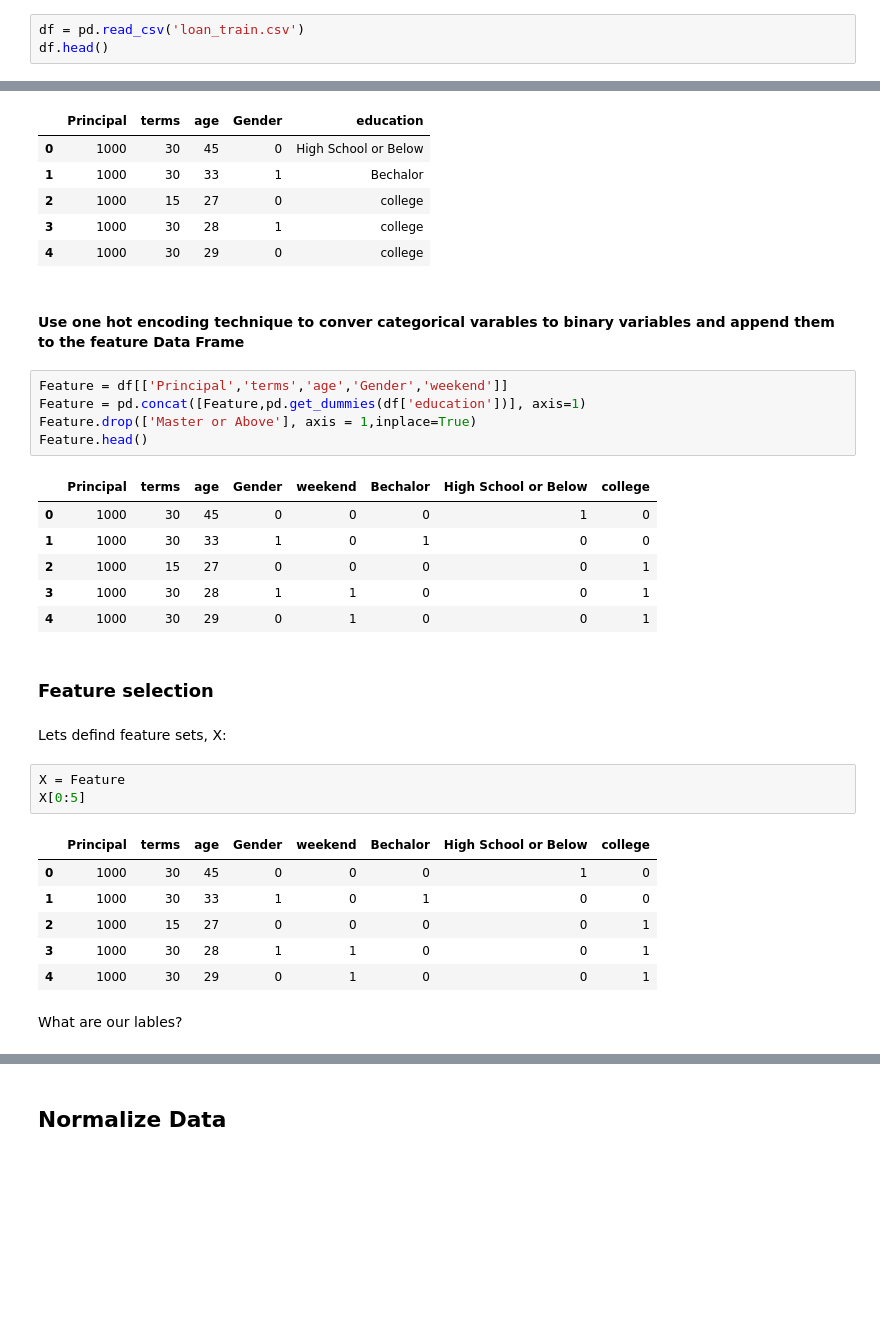
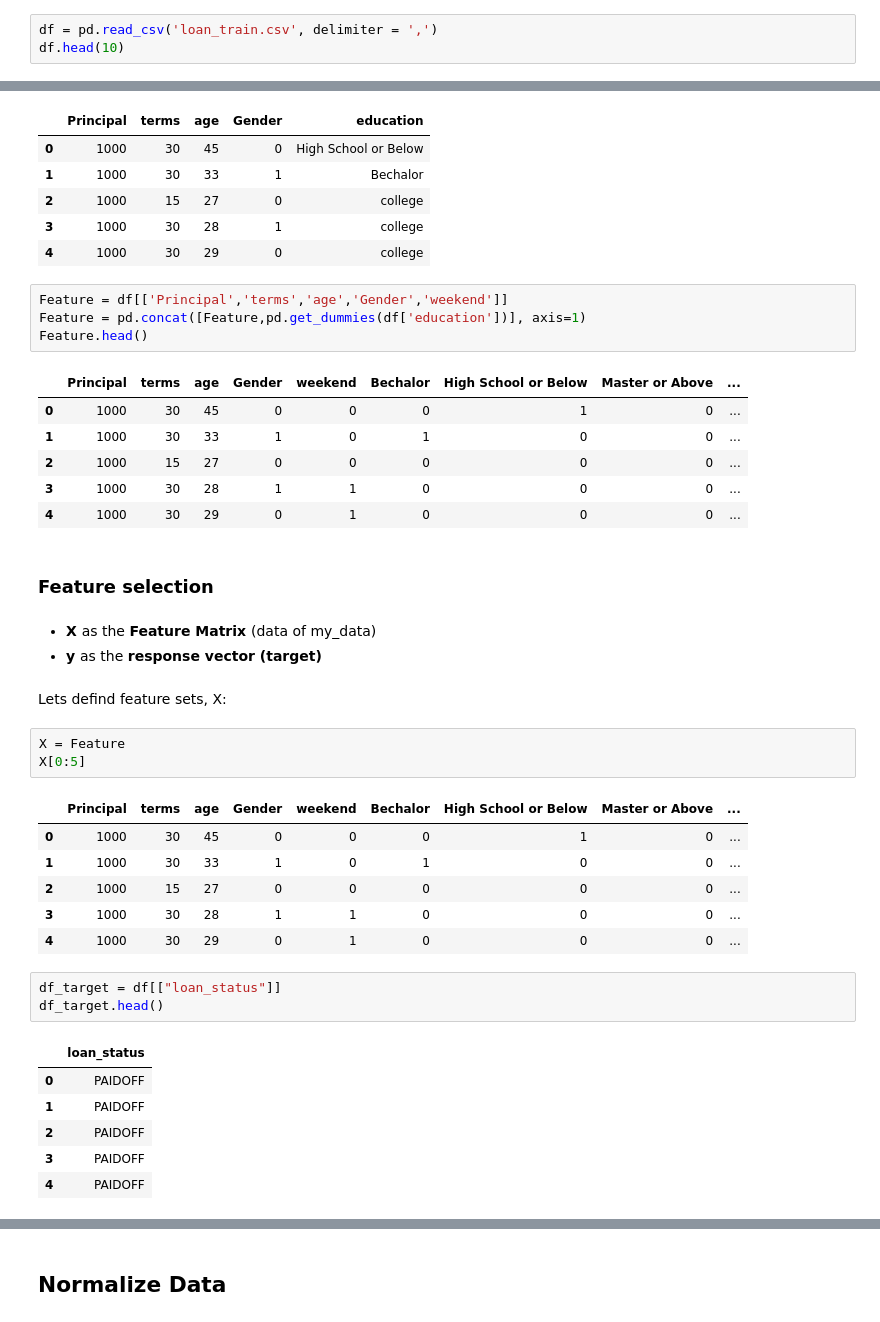
Before and after one commit to wnsibanda/Coursera_Machine_Learning_Python, a Jupyter notebook: TheBestClassifier.ipynb, the cells around one changed output, grey strips where cells are left out. Saved outputs shown, nothing was run; the diff lists cells and outputs as text; blank space fills up the shorter version.

```diff
--- a/TheBestClassifier.ipynb
+++ b/TheBestClassifier.ipynb
@@ -53,4 +68,4 @@ Saving to: ‘loan_train.csv’
 # %%
-df = pd.read_csv('loan_train.csv')
-df.head()
+df = pd.read_csv('loan_train.csv', delimiter = ',')
+df.head(10)
 # %% [output]
@@ -232,33 +236,43 @@ df[['Principal','terms','age','Gender','education']].head()
 | 2 | 1000 | 15 | 27 | 0 | college |
 | 3 | 1000 | 30 | 28 | 1 | college |
 | 4 | 1000 | 30 | 29 | 0 | college |
-# %% [markdown]
-#### Use one hot encoding technique to conver categorical varables to binary variables and append them to the feature Data Frame
 # %%
 Feature = df[['Principal','terms','age','Gender','weekend']]
 Feature = pd.concat([Feature,pd.get_dummies(df['education'])], axis=1)
-Feature.drop(['Master or Above'], axis = 1,inplace=True)
 Feature.head()
 # %% [output]
-|  | Principal | terms | age | Gender | weekend | Bechalor | High School or Below | college |
-| 0 | 1000 | 30 | 45 | 0 | 0 | 0 | 1 | 0 |
-| 1 | 1000 | 30 | 33 | 1 | 0 | 1 | 0 | 0 |
-| 2 | 1000 | 15 | 27 | 0 | 0 | 0 | 0 | 1 |
-| 3 | 1000 | 30 | 28 | 1 | 1 | 0 | 0 | 1 |
-| 4 | 1000 | 30 | 29 | 0 | 1 | 0 | 0 | 1 |
+|  | Principal | terms | age | Gender | weekend | Bechalor | High School or Below | Master or Above | ... |
+| 0 | 1000 | 30 | 45 | 0 | 0 | 0 | 1 | 0 | ... |
+| 1 | 1000 | 30 | 33 | 1 | 0 | 1 | 0 | 0 | ... |
+| 2 | 1000 | 15 | 27 | 0 | 0 | 0 | 0 | 0 | ... |
+| 3 | 1000 | 30 | 28 | 1 | 1 | 0 | 0 | 0 | ... |
+| 4 | 1000 | 30 | 29 | 0 | 1 | 0 | 0 | 0 | ... |
 # %% [markdown]
 ### Feature selection
+# %% [markdown]
+<ul>
+    <li> <b> X </b> as the <b> Feature Matrix </b> (data of my_data) </li>
+    <li> <b> y </b> as the <b> response vector (target) </b> </li>
+</ul>
 # %% [markdown]
 Lets defind feature sets, X:
 # %%
 X = Feature
 X[0:5]
 # %% [output]
-|  | Principal | terms | age | Gender | weekend | Bechalor | High School or Below | college |
-| 0 | 1000 | 30 | 45 | 0 | 0 | 0 | 1 | 0 |
-| 1 | 1000 | 30 | 33 | 1 | 0 | 1 | 0 | 0 |
-| 2 | 1000 | 15 | 27 | 0 | 0 | 0 | 0 | 1 |
-| 3 | 1000 | 30 | 28 | 1 | 1 | 0 | 0 | 1 |
-| 4 | 1000 | 30 | 29 | 0 | 1 | 0 | 0 | 1 |
+|  | Principal | terms | age | Gender | weekend | Bechalor | High School or Below | Master or Above | ... |
+| 0 | 1000 | 30 | 45 | 0 | 0 | 0 | 1 | 0 | ... |
+| 1 | 1000 | 30 | 33 | 1 | 0 | 1 | 0 | 0 | ... |
+| 2 | 1000 | 15 | 27 | 0 | 0 | 0 | 0 | 0 | ... |
+| 3 | 1000 | 30 | 28 | 1 | 1 | 0 | 0 | 0 | ... |
+| 4 | 1000 | 30 | 29 | 0 | 1 | 0 | 0 | 0 | ... |
-# %% [markdown]
-What are our lables?
+# %%
+df_target = df[["loan_status"]]
+df_target.head()
+# %% [output]
+|  | loan_status |
+| 0 | PAIDOFF |
+| 1 | PAIDOFF |
+| 2 | PAIDOFF |
+| 3 | PAIDOFF |
+| 4 | PAIDOFF |
```
Also changed, not shown: parts of 73 cells of this notebook.
